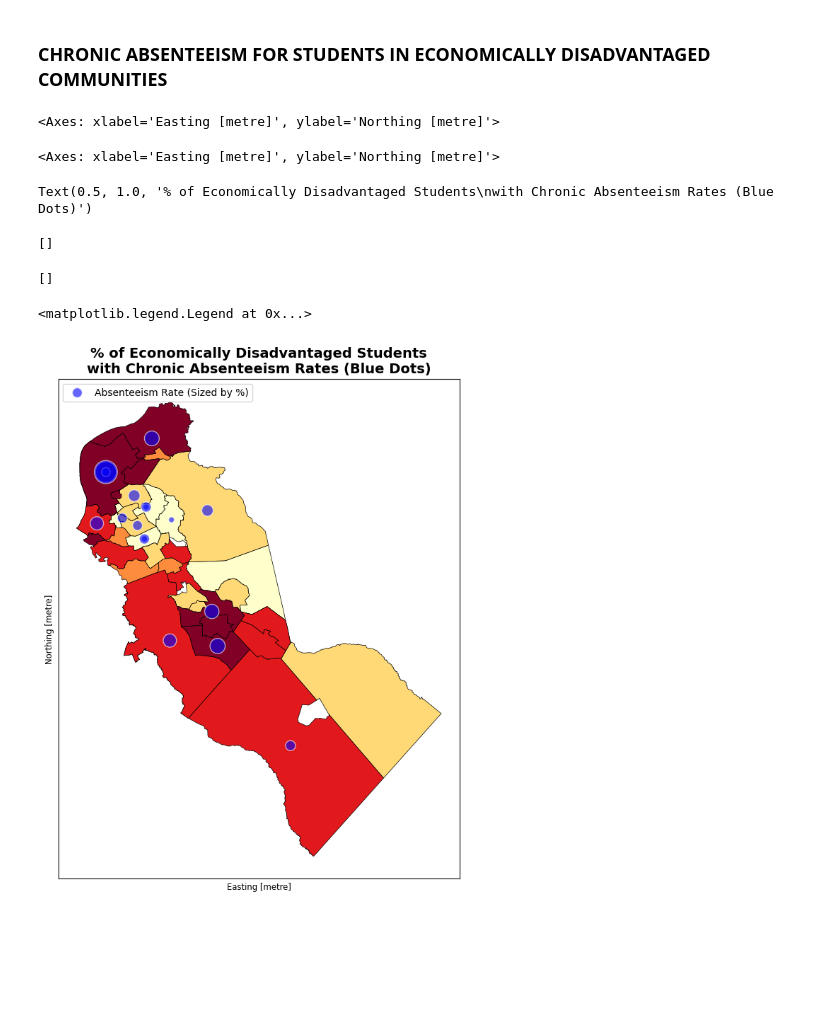
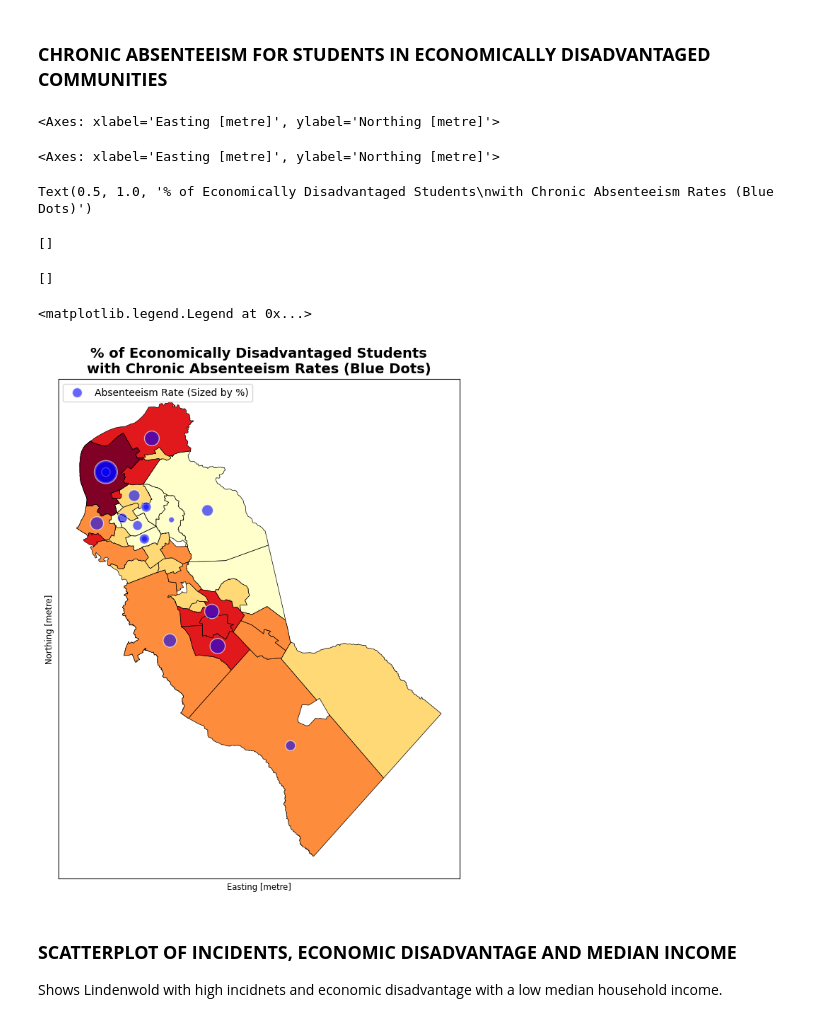
Before and after one commit to MhiyaJ/My-GIS-Stuff, a Jupyter notebook: After School Programs PS2.ipynb, the cells around one changed output. Cells and saved outputs as stored; diff of their text form; code cells hidden in the pictures; blank space fills up the shorter version.

```diff
--- a/After School Programs PS2.ipynb
+++ b/After School Programs PS2.ipynb
@@ -560,41 +564,56 @@ import geopandas as gpd
 import matplotlib.pyplot as plt
 import pandas as pd
 
-# Compute centroids for the absenteeism dots
+# 1. Clean data and merge with municipal boundaries to define abs_geo
+AbsXls1_clean = AbsXls1.copy()
+if AbsXls1_clean['ChronicAbsenteeismRate_District'].dtype == object:
+    AbsXls1_clean['ChronicAbsenteeismRate_District'] = pd.to_numeric(AbsXls1_clean['ChronicAbsenteeismRate_District'].astype(str).str.replace('%', '').str.strip(), errors='coerce')
+
+abs_geo = gpd.GeoDataFrame(pd.merge(njMun1, AbsXls1_clean, on='first_word_Muni', how='inner'), crs=njMun1.crs)
+
+# Ensure background dataset a6 has numeric values
+a6_gpd = a6.copy()
+if a6_gpd['Economically Disadvantaged Students'].dtype == object:
+    a6_gpd['Economically Disadvantaged Students'] = pd.to_numeric(a6_gpd['Economically Disadvantaged Students'].astype(str).str.replace('%', '').str.strip(), errors='coerce')
+
+# 2. Compute centroids for the absenteeism dots
 abs_geo['centroid'] = abs_geo.geometry.centroid
 abs_centroids = abs_geo.set_geometry('centroid')
 
 # 3. Create the single-panel overlay map
 fig, ax = plt.subplots(1, figsize=(10, 8))
 
 # Plot background: Economically Disadvantaged Students
-dis_geo.plot(ax=ax, column='Economically Disadvantaged Students', legend=True, cmap='YlOrRd',
+a6_gpd.plot(ax=ax, column='Economically Disadvantaged Students', legend=True, cmap='YlOrRd',
              scheme='natural_breaks', k=5, edgecolor='black', linewidth=.5,
              legend_kwds={"fmt": "{:.0f}%", "loc": "lower right", "title": "Eco. Disadvantaged %"})
 
 # Plot overlay: Chronic Absenteeism as sized blue dots at the municipality centroids
 abs_centroids.plot(ax=ax, color='blue', markersize=abs_centroids['ChronicAbsenteeismRate_District'] * 8,
                    alpha=0.6, edgecolor='white', linewidth=1)
 
 # Titles & Legend configurations
 ax.set_title('% of Economically Disadvantaged Students\nwith Chronic Absenteeism Rates (Blue Dots)', fontsize=14, fontweight='bold')
 ax.set_xticks([]); ax.set_yticks([])
 
 from matplotlib.lines import Line2D
 legend_elements = [Line2D([0], [0], marker='o', color='w', label='Absenteeism Rate (Sized by %)',
                           markerfacecolor='blue', markersize=10, alpha=0.6, markeredgecolor='white')]
 ax.legend(handles=legend_elements, loc='upper left')
 
 plt.tight_layout()
 plt.show()
 # %% [output]
 <Axes: xlabel='Easting [metre]', ylabel='Northing [metre]'>
 <Axes: xlabel='Easting [metre]', ylabel='Northing [metre]'>
 Text(0.5, 1.0, '% of Economically Disadvantaged Students\nwith Chronic Absenteeism Rates (Blue Dots)')
 []
 []
 <matplotlib.legend.Legend at 0x...>
-[figure, old version]
+[figure, new version]
+# %% [markdown]
+### **SCATTERPLOT OF INCIDENTS, ECONOMIC DISADVANTAGE AND MEDIAN INCOME**
+Shows Lindenwold with high incidnets and economic disadvantage with a low median household income.
 # %%
 import plotly.express as px
 import pandas as pd
```
Also changed, not shown: parts of 3 cells of this notebook.
